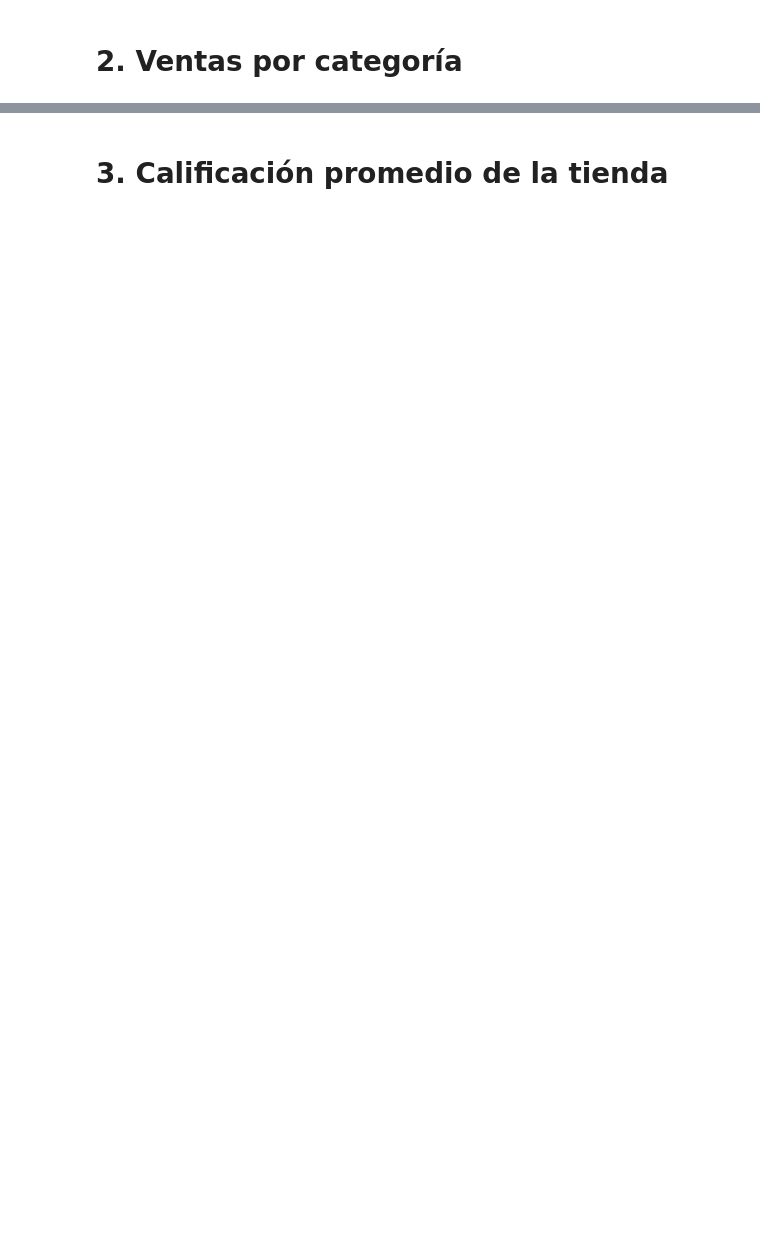
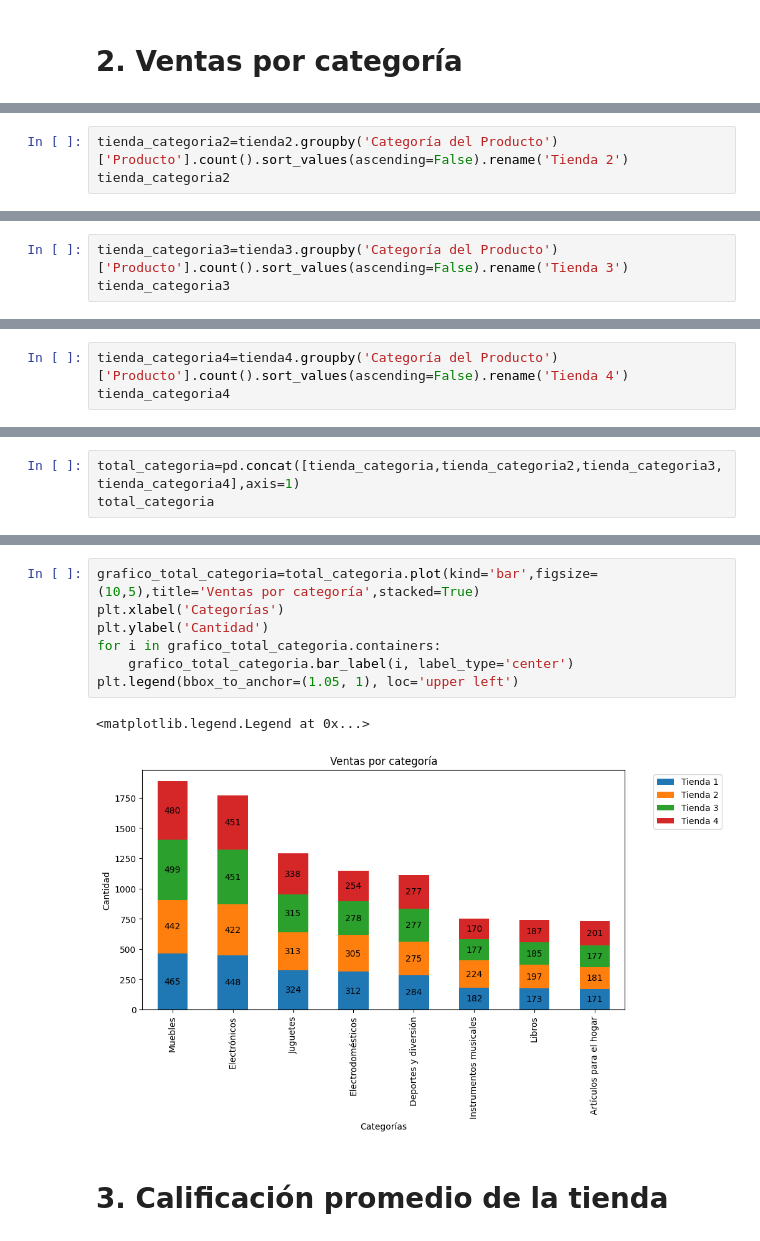
Before and after one commit to Vanzhel01/Challenge-Allura-Store, a Jupyter notebook: AluraStoreLatam.ipynb, the cells around one changed output, grey strips where cells are left out. Cells and saved outputs as stored; diff of their text form; blank space fills up the shorter version.

```diff
--- a/AluraStoreLatam.ipynb
+++ b/AluraStoreLatam.ipynb
@@ -29,0 +156,3 @@ tienda.head()
+# %%
+tienda_categoria2=tienda2.groupby('Categoría del Producto')['Producto'].count().sort_values(ascending=False).rename('Tienda 2')
+tienda_categoria2
@@ -29,0 +171,3 @@ tienda.head()
+# %%
+tienda_categoria3=tienda3.groupby('Categoría del Producto')['Producto'].count().sort_values(ascending=False).rename('Tienda 3')
+tienda_categoria3
@@ -29,0 +186,3 @@ tienda.head()
+# %%
+tienda_categoria4=tienda4.groupby('Categoría del Producto')['Producto'].count().sort_values(ascending=False).rename('Tienda 4')
+tienda_categoria4
@@ -29,0 +201,3 @@ tienda.head()
+# %%
+total_categoria=pd.concat([tienda_categoria,tienda_categoria2,tienda_categoria3,tienda_categoria4],axis=1)
+total_categoria
@@ -30,2 +215,12 @@ tienda.head()
+# %%
+grafico_total_categoria=total_categoria.plot(kind='bar',figsize=(10,5),title='Ventas por categoría',stacked=True)
+plt.xlabel('Categorías')
+plt.ylabel('Cantidad')
+for i in grafico_total_categoria.containers:
+    grafico_total_categoria.bar_label(i, label_type='center')
+plt.legend(bbox_to_anchor=(1.05, 1), loc='upper left')
+# %% [output]
+<matplotlib.legend.Legend at 0x...>
+[figure, added]
 # %% [markdown]
 # 3. Calificación promedio de la tienda
```
Also changed, not shown: parts of 91 cells of this notebook.
